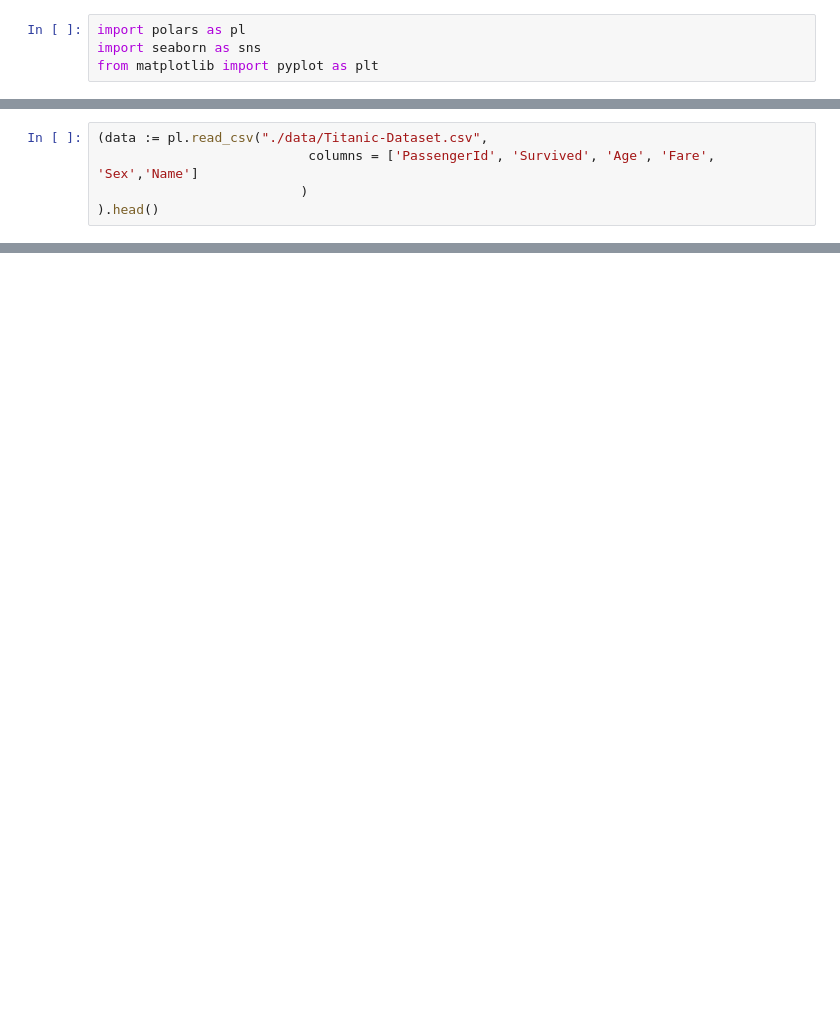
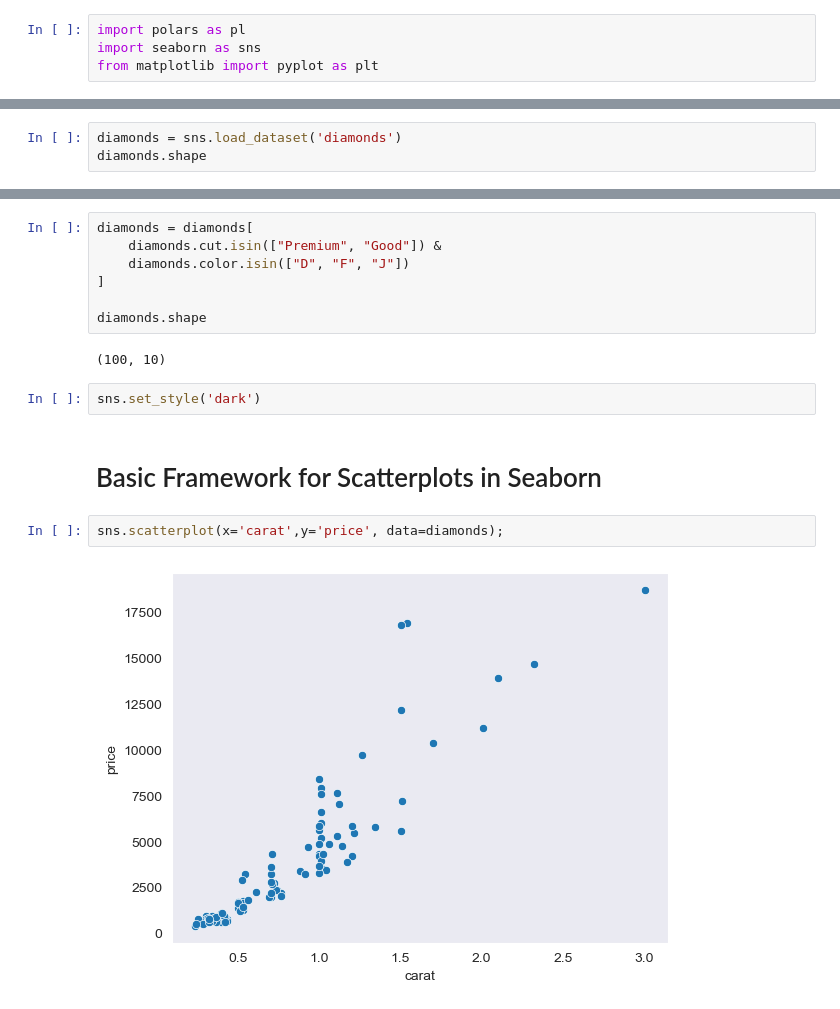
Before and after one commit to garettprestholdt/seaborn_scatterplot, a Jupyter notebook: sb_scatterplot.ipynb, the cells around one changed output, grey strips where cells are left out. Saved outputs shown, nothing was run; the diff lists cells and outputs as text; blank space fills up the shorter version.

Commit message:
removed old dataset

```diff
--- a/sb_scatterplot.ipynb
+++ b/sb_scatterplot.ipynb
@@ -8,6 +19,4 @@ from matplotlib import pyplot as plt
 # %%
-(data := pl.read_csv("./data/Titanic-Dataset.csv",
-                           columns = ['PassengerId', 'Survived', 'Age', 'Fare', 'Sex','Name']
-                          )
-).head()
+diamonds = sns.load_dataset('diamonds')
+diamonds.shape
 # %% [output]
@@ -23,0 +33,17 @@ survived_gender
+# %%
+diamonds = diamonds[
+    diamonds.cut.isin(["Premium", "Good"]) &
+    diamonds.color.isin(["D", "F", "J"])
+]
+
+diamonds.shape
+# %% [output]
+(100, 10)
+# %%
+sns.set_style('dark')
+# %% [markdown]
+# Basic Framework for Scatterplots in Seaborn
+# %%
+sns.scatterplot(x='carat',y='price', data=diamonds);
+# %% [output]
+[figure, added]
```
Also changed, not shown: parts of 23 cells of this notebook, 1 other file.
